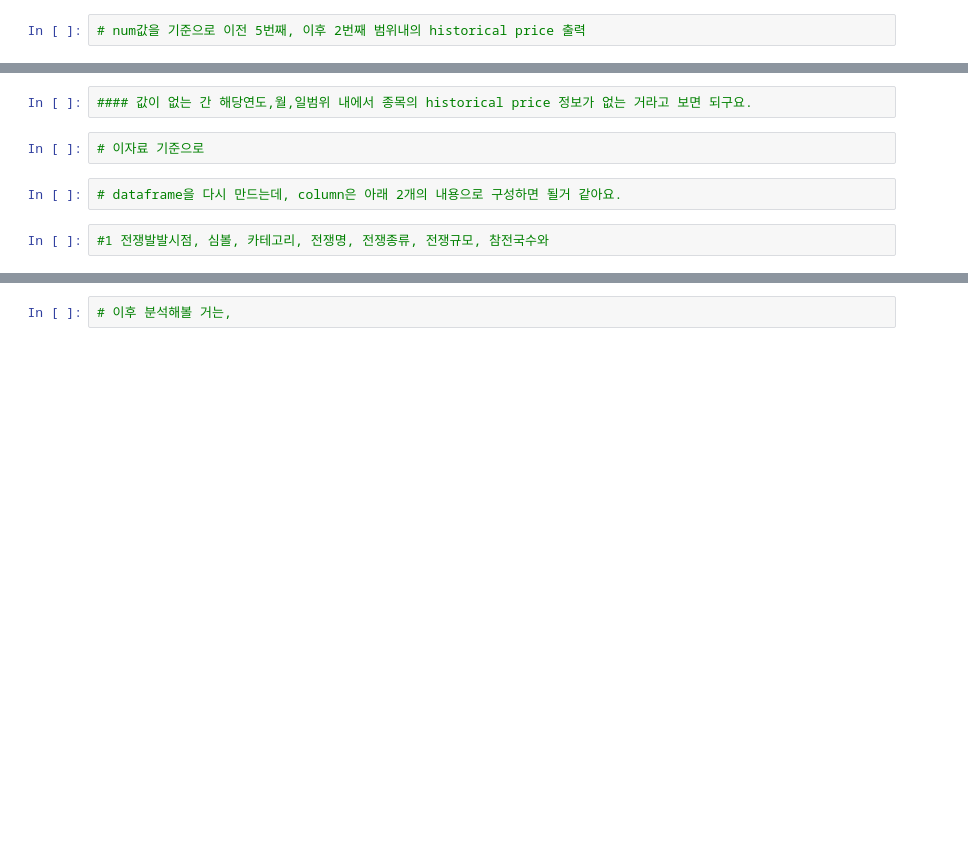
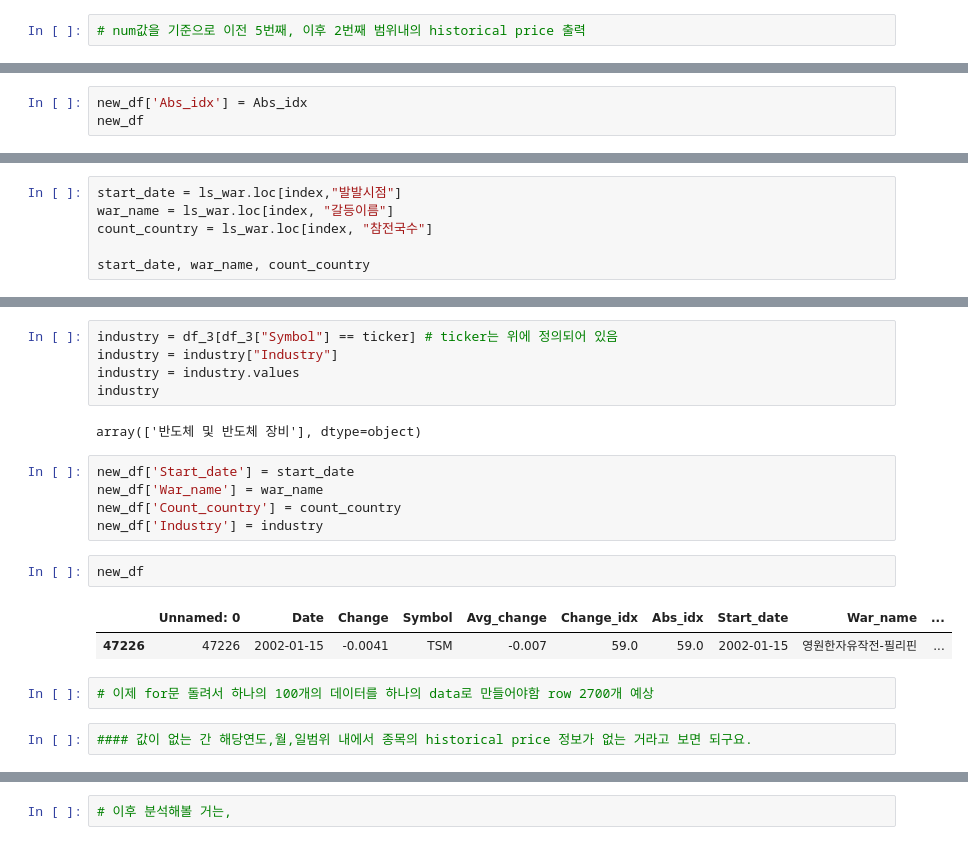
Before and after one commit to lee-edgar/EdaProject, a Jupyter notebook: 11_project/FinanceDataRedaer_v5.ipynb, the cells around one changed output, grey strips where cells are left out. Cells and saved outputs as stored; diff of their text form; blank space fills up the shorter version.

```diff
--- a/11_project/FinanceDataRedaer_v5.ipynb
+++ b/11_project/FinanceDataRedaer_v5.ipynb
@@ -193,0 +247,3 @@ real_df.loc[num-5:num+2]
+# %%
+new_df['Abs_idx'] = Abs_idx
+new_df
@@ -193,0 +255,6 @@ real_df.loc[num-5:num+2]
+# %%
+start_date = ls_war.loc[index,"발발시점"]
+war_name = ls_war.loc[index, "갈등이름"]
+count_country = ls_war.loc[index, "참전국수"]
+
+start_date, war_name, count_country
@@ -194,8 +263,21 @@ real_df.loc[num-5:num+2]
+# %%
+industry = df_3[df_3["Symbol"] == ticker] # ticker는 위에 정의되어 있음
+industry = industry["Industry"]
+industry = industry.values
+industry
+# %% [output]
+array(['반도체 및 반도체 장비'], dtype=object)
+# %%
+new_df['Start_date'] = start_date
+new_df['War_name'] = war_name
+new_df['Count_country'] = count_country
+new_df['Industry'] = industry
+# %%
+new_df
+# %% [output]
+|  | Unnamed: 0 | Date | Change | Symbol | Avg_change | Change_idx | Abs_idx | Start_date | War_name | ... |
+| 47226 | 47226 | 2002-01-15 | -0.0041 | TSM | -0.007 | 59.0 | 59.0 | 2002-01-15 | 영원한자유작전-필리핀 | ... |
+# %%
+# 이제 for문 돌려서 하나의 100개의 데이터를 하나의 data로 만들어야함 row 2700개 예상
 # %%
 #### 값이 없는 간 해당연도,월,일범위 내에서 종목의 historical price 정보가 없는 거라고 보면 되구요.
-# %%
-# 이자료 기준으로
-# %%
-# dataframe을 다시 만드는데, column은 아래 2개의 내용으로 구성하면 될거 같아요.
-# %%
-#1 전쟁발발시점, 심볼, 카테고리, 전쟁명, 전쟁종류, 전쟁규모, 참전국수와
```
Also changed, not shown: parts of 34 cells of this notebook.
